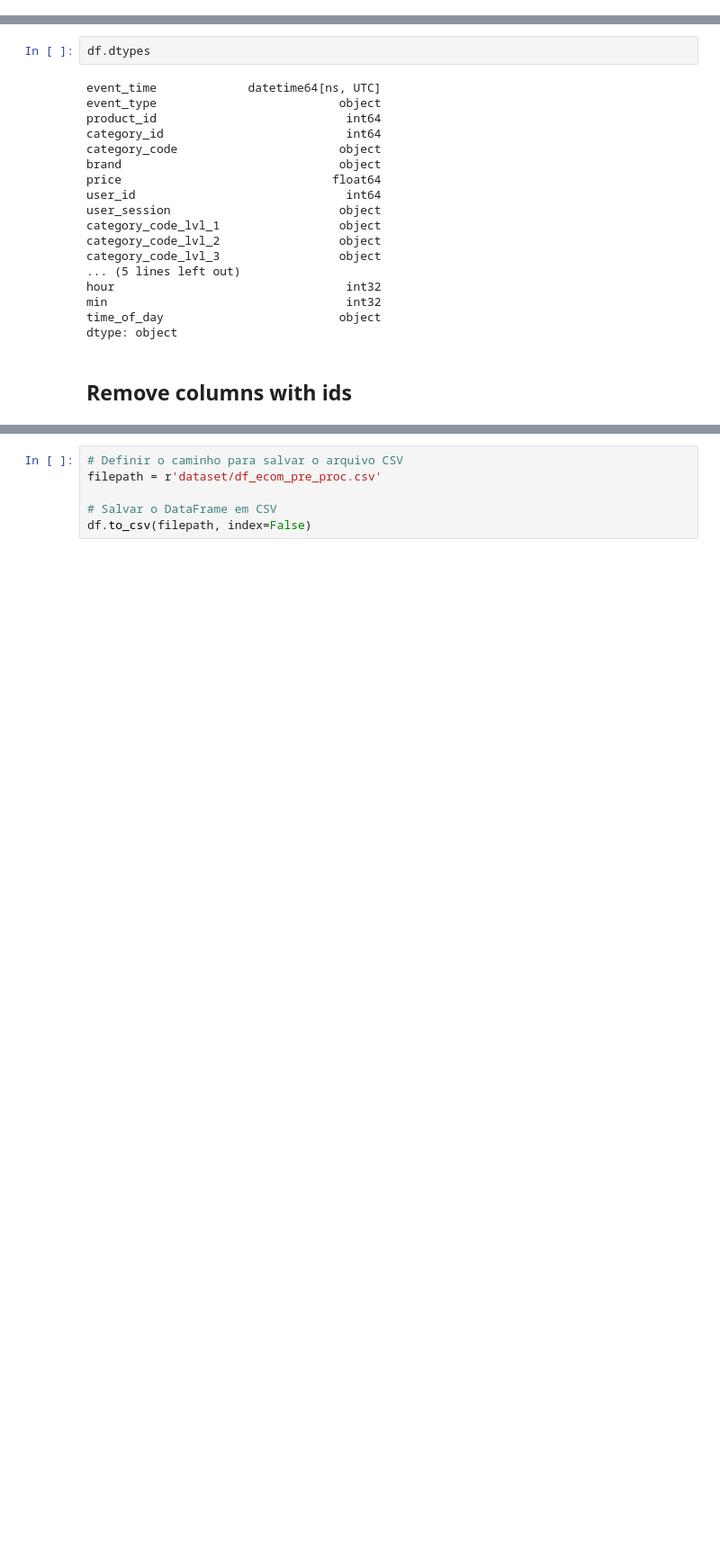
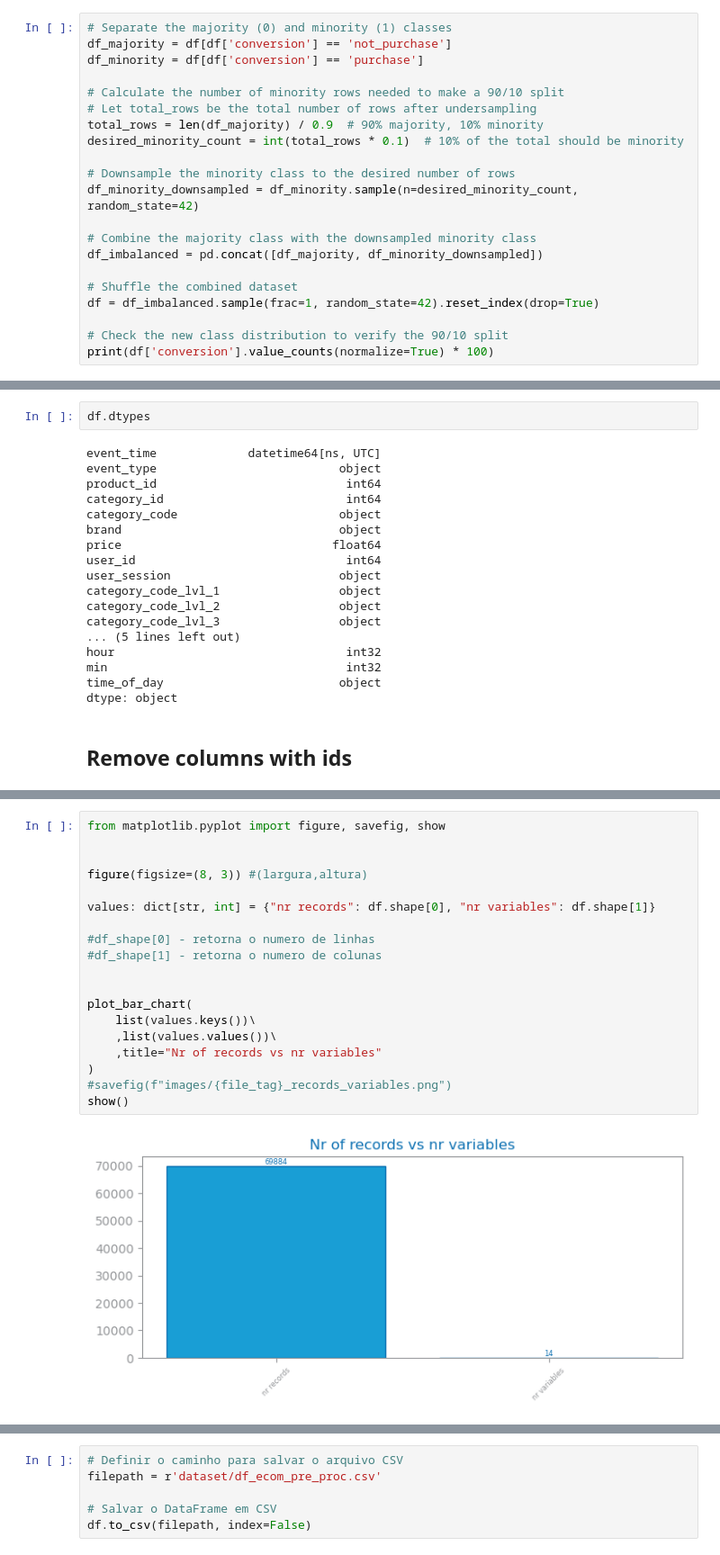
Before and after one commit to jvanalytics/ist_dash_2024_rec, a Jupyter notebook: notebooks/ecommerce_behaviour/_0_ecomerce_data_pre_processing.ipynb, the cells around one changed output, grey strips where cells are left out. Shown at 90% size. Drawn from its saved outputs; the diff is of its cells as text; blank space fills up the shorter version.

```diff
--- a/notebooks/ecommerce_behaviour/_0_ecomerce_data_pre_processing.ipynb
+++ b/notebooks/ecommerce_behaviour/_0_ecomerce_data_pre_processing.ipynb
@@ -83,0 +276,21 @@ df.head(20)
+# %%
+# Separate the majority (0) and minority (1) classes
+df_majority = df[df['conversion'] == 'not_purchase']
+df_minority = df[df['conversion'] == 'purchase']
+
+# Calculate the number of minority rows needed to make a 90/10 split
+# Let total_rows be the total number of rows after undersampling
+total_rows = len(df_majority) / 0.9  # 90% majority, 10% minority
+desired_minority_count = int(total_rows * 0.1)  # 10% of the total should be minority
+
+# Downsample the minority class to the desired number of rows
+df_minority_downsampled = df_minority.sample(n=desired_minority_count, random_state=42)
+
+# Combine the majority class with the downsampled minority class
+df_imbalanced = pd.concat([df_majority, df_minority_downsampled])
+
+# Shuffle the combined dataset
+df = df_imbalanced.sample(frac=1, random_state=42).reset_index(drop=True)
+
+# Check the new class distribution to verify the 90/10 split
+print(df['conversion'].value_counts(normalize=True) * 100)
@@ -214,0 +488,21 @@ df.head(20)
+# %%
+from matplotlib.pyplot import figure, savefig, show
+
+
+figure(figsize=(8, 3)) #(largura,altura)
+
+values: dict[str, int] = {"nr records": df.shape[0], "nr variables": df.shape[1]}
+
+#df_shape[0] - retorna o numero de linhas
+#df_shape[1] - retorna o numero de colunas
+
+
+plot_bar_chart(
+    list(values.keys())\
+    ,list(values.values())\
+    ,title="Nr of records vs nr variables"
+)
+#savefig(f"images/{file_tag}_records_variables.png")
+show()
+# %% [output]
+[figure, added]
```
Also changed, not shown: parts of 24 cells of this notebook, 5 other files.
